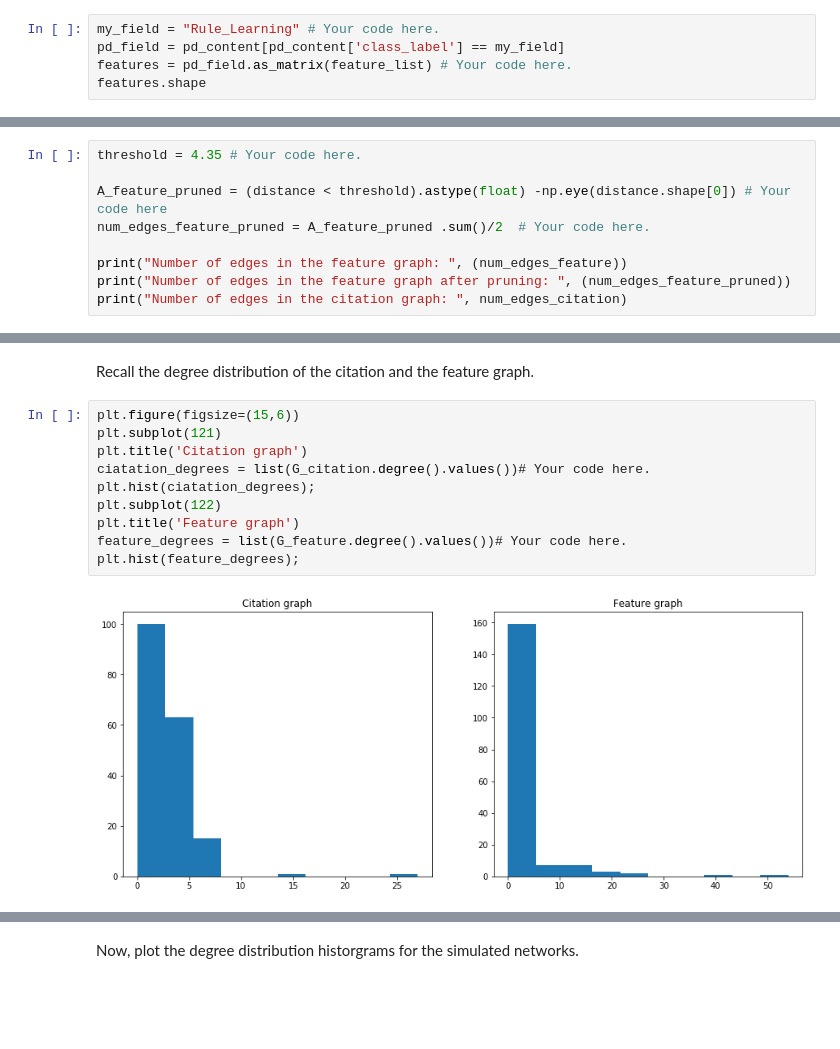
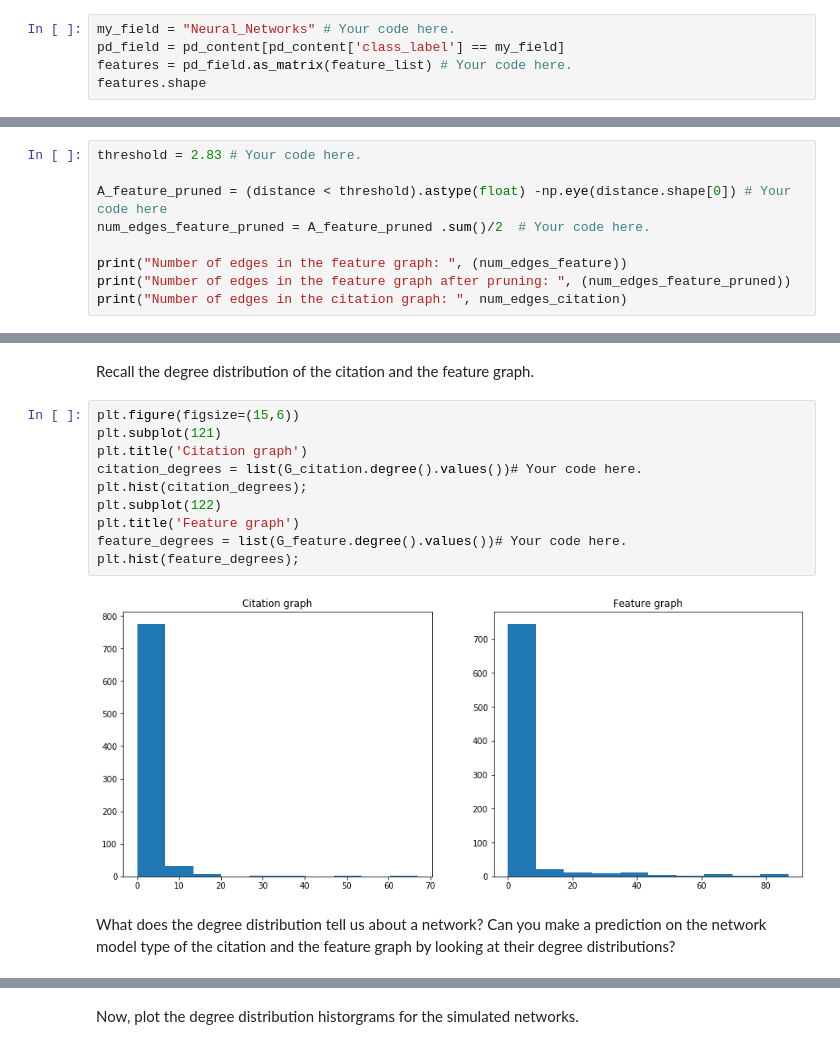
Before and after one commit to mdeff/ntds_2019, a Jupyter notebook: assignments/Assignment_1_soln_eda.ipynb, the cells around one changed output, grey strips where cells are left out. Cells and saved outputs as stored; diff of their text form; blank space fills up the shorter version.

```diff
--- a/assignments/Assignment_1_soln_eda.ipynb
+++ b/assignments/Assignment_1_soln_eda.ipynb
@@ -73,7 +76,7 @@ Name: class_label, dtype: int64
 # %% [markdown]
 Select all papers from a field of your choice and store their IDsextract their feature vectors into a `numpy` array and check its shape.
 # %%
-my_field = "Rule_Learning" # Your code here.
+my_field = "Neural_Networks" # Your code here.
 pd_field = pd_content[pd_content['class_label'] == my_field]
 features = pd_field.as_matrix(feature_list) # Your code here.
 features.shape
@@ -329,7 +330,7 @@ The shrinking of the citation graph 2nd moment can be attributed to the fact tha
 # %% [markdown]
 By adjusting the threshold of the euclidean distance matrix, prune the feature graph so that its number of edges is roughly close (within a hundred edges) to the number of edges in the citation graph.
 # %%
-threshold = 4.35 # Your code here.
+threshold = 2.83 # Your code here.
 
 A_feature_pruned = (distance < threshold).astype(float) -np.eye(distance.shape[0]) # Your code here
 num_edges_feature_pruned = A_feature_pruned .sum()/2  # Your code here.
@@ -541,12 +542,14 @@ Recall the degree distribution of the citation and the feature graph.
 # %%
 plt.figure(figsize=(15,6))
 plt.subplot(121)
 plt.title('Citation graph')
-ciatation_degrees = list(G_citation.degree().values())# Your code here.
-plt.hist(ciatation_degrees);
+citation_degrees = list(G_citation.degree().values())# Your code here.
+plt.hist(citation_degrees);
 plt.subplot(122)
 plt.title('Feature graph')
 feature_degrees = list(G_feature.degree().values())# Your code here.
 plt.hist(feature_degrees);
 # %% [output]
-[figure, old version]
+[figure, new version]
+# %% [markdown]
+What does the degree distribution tell us about a network? Can you make a prediction on the network model type of the citation and the feature graph by looking at their degree distributions?
```
Also changed, not shown: parts of 53 cells of this notebook.
